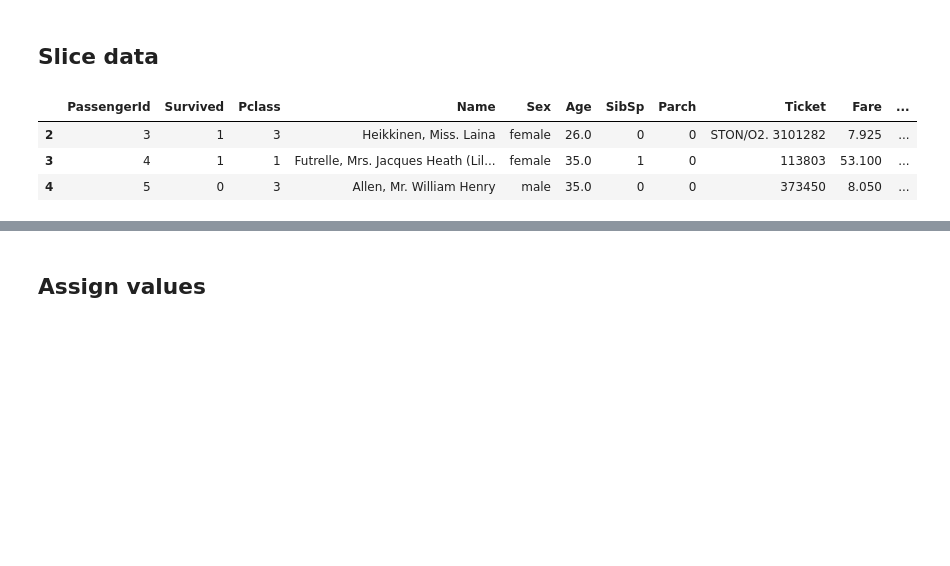
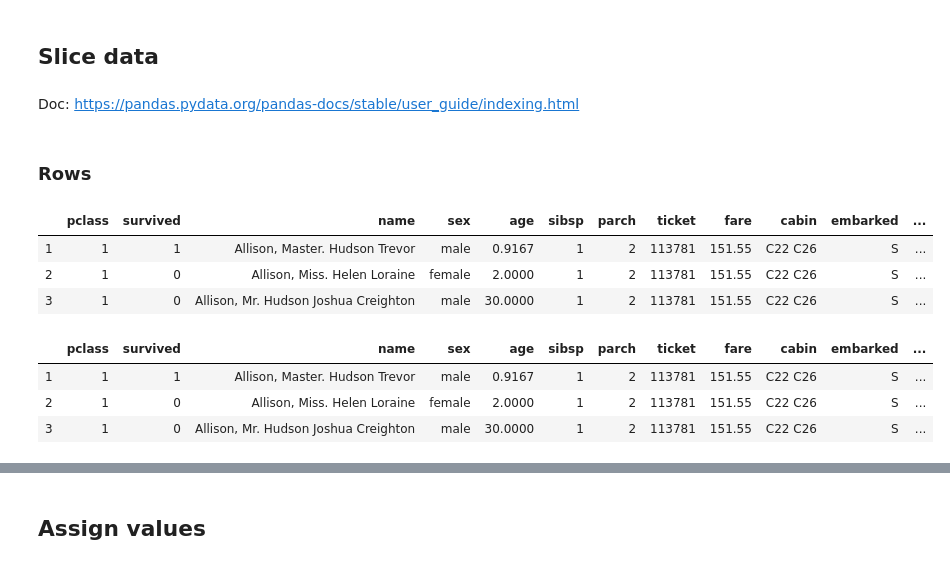
Before and after one commit to jayqi/rosetta-stone, a Jupyter notebook: data-analysis/data-frame-manipulation_python_pandas.ipynb, the cells around one changed output, grey strips where cells are left out. Saved outputs shown, nothing was run; the diff lists cells and outputs as text; code cells hidden in the pictures; blank space fills up the shorter version.

```diff
--- a/data-analysis/data-frame-manipulation_python_pandas.ipynb
+++ b/data-analysis/data-frame-manipulation_python_pandas.ipynb
@@ -57,15 +65,32 @@ df.describe()
 # %% [markdown]
 ## Slice data
+# %% [markdown]
+Doc: https://pandas.pydata.org/pandas-docs/stable/user_guide/indexing.html
+# %% [markdown]
+### Rows
 # %%
 # Select rows by number
-df.loc[2:4,:]
+df.iloc[1:4,:]
 
-# Note that df.iloc[2:4,:] treats 2:4 as a half-open interval
+# Note that Python is 0-indexed
+
+# Note that Python treats 1:4 as a half-open interval
 # i.e., row 4 is not included
 # %% [output]
-|  | PassengerId | Survived | Pclass | Name | Sex | Age | SibSp | Parch | Ticket | Fare | ... |
-| 2 | 3 | 1 | 3 | Heikkinen, Miss. Laina | female | 26.0 | 0 | 0 | STON/O2. 3101282 | 7.925 | ... |
-| 3 | 4 | 1 | 1 | Futrelle, Mrs. Jacques Heath (Lil... | female | 35.0 | 1 | 0 | 113803 | 53.100 | ... |
-| 4 | 5 | 0 | 3 | Allen, Mr. William Henry | male | 35.0 | 0 | 0 | 373450 | 8.050 | ... |
+|  | pclass | survived | name | sex | age | sibsp | parch | ticket | fare | cabin | embarked | ... |
+| 1 | 1 | 1 | Allison, Master. Hudson Trevor | male | 0.9167 | 1 | 2 | 113781 | 151.55 | C22 C26 | S | ... |
+| 2 | 1 | 0 | Allison, Miss. Helen Loraine | female | 2.0000 | 1 | 2 | 113781 | 151.55 | C22 C26 | S | ... |
+| 3 | 1 | 0 | Allison, Mr. Hudson Joshua Creighton | male | 30.0000 | 1 | 2 | 113781 | 151.55 | C22 C26 | S | ... |
+# %%
+# Select rows by index label (key)
+df.loc[1:3]
+
+# This works even for non-integer labels
+# Note that label-slicing is end-inclusive
+# %% [output]
+|  | pclass | survived | name | sex | age | sibsp | parch | ticket | fare | cabin | embarked | ... |
+| 1 | 1 | 1 | Allison, Master. Hudson Trevor | male | 0.9167 | 1 | 2 | 113781 | 151.55 | C22 C26 | S | ... |
+| 2 | 1 | 0 | Allison, Miss. Helen Loraine | female | 2.0000 | 1 | 2 | 113781 | 151.55 | C22 C26 | S | ... |
+| 3 | 1 | 0 | Allison, Mr. Hudson Joshua Creighton | male | 30.0000 | 1 | 2 | 113781 | 151.55 | C22 C26 | S | ... |
 # %%
 # Select row by condition
```
Also changed, not shown: parts of 19 cells of this notebook, 8 other files.
